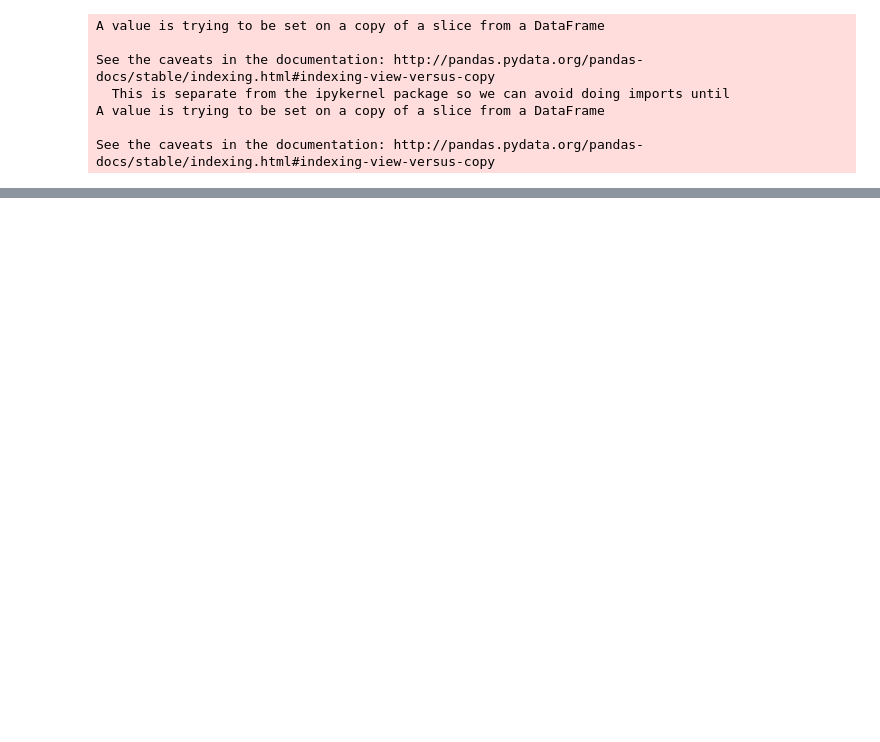
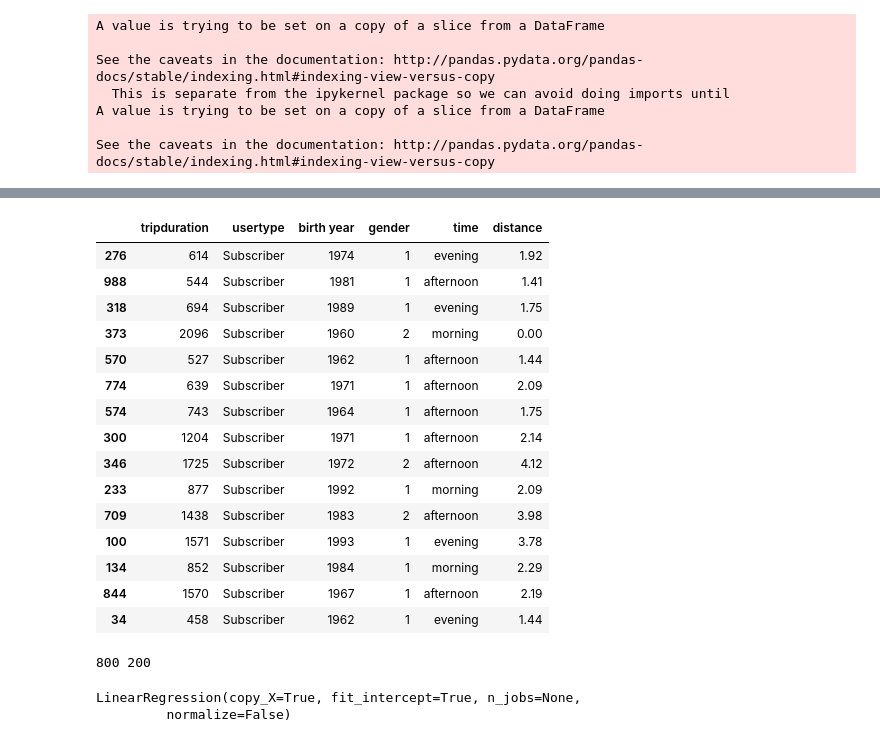
Before and after one commit to AntonBorkivskyi/BikeSharing, a Jupyter notebook: data_processing.ipynb, the cells around one changed output, grey strips where cells are left out. Cells and saved outputs as stored; diff of their text form; code cells hidden in the pictures; blank space fills up the shorter version.

Commit message:
Linear regression: time - distance

```diff
--- a/data_processing.ipynb
+++ b/data_processing.ipynb
@@ -111,0 +128,19 @@ data1.head(2)
+# %%
+data1.head(15)
+# %% [output]
+|  | tripduration | usertype | birth year | gender | time | distance |
+| 276 | 614 | Subscriber | 1974 | 1 | evening | 1.92 |
+| 988 | 544 | Subscriber | 1981 | 1 | afternoon | 1.41 |
+| 318 | 694 | Subscriber | 1989 | 1 | evening | 1.75 |
+| 373 | 2096 | Subscriber | 1960 | 2 | morning | 0.00 |
+| 570 | 527 | Subscriber | 1962 | 1 | afternoon | 1.44 |
+| 774 | 639 | Subscriber | 1971 | 1 | afternoon | 2.09 |
+| 574 | 743 | Subscriber | 1964 | 1 | afternoon | 1.75 |
+| 300 | 1204 | Subscriber | 1971 | 1 | afternoon | 2.14 |
+| 346 | 1725 | Subscriber | 1972 | 2 | afternoon | 4.12 |
+| 233 | 877 | Subscriber | 1992 | 1 | morning | 2.09 |
+| 709 | 1438 | Subscriber | 1983 | 2 | afternoon | 3.98 |
+| 100 | 1571 | Subscriber | 1993 | 1 | evening | 3.78 |
+| 134 | 852 | Subscriber | 1984 | 1 | morning | 2.29 |
+| 844 | 1570 | Subscriber | 1967 | 1 | afternoon | 2.19 |
+| 34 | 458 | Subscriber | 1962 | 1 | evening | 1.44 |
@@ -111,0 +153,4 @@ data1.head(2)
+# %%
+print(len(x_train), len(x_test))
+# %% [output]
+800 200
@@ -111,0 +160,7 @@ data1.head(2)
+# %%
+model = LinearRegression()
+
+model.fit(list(map(lambda x:[x],x_train)), y_train)
+# %% [output]
+LinearRegression(copy_X=True, fit_intercept=True, n_jobs=None,
+         normalize=False)
```
Also changed, not shown: parts of 9 cells of this notebook.
